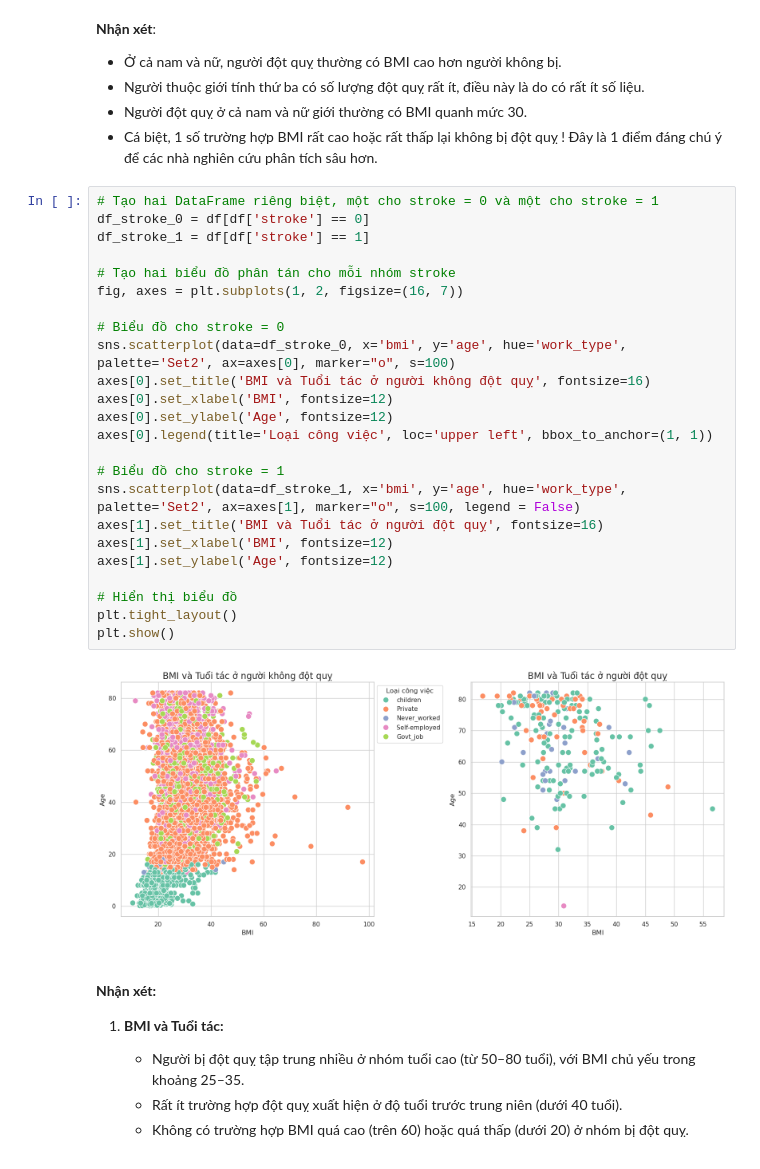
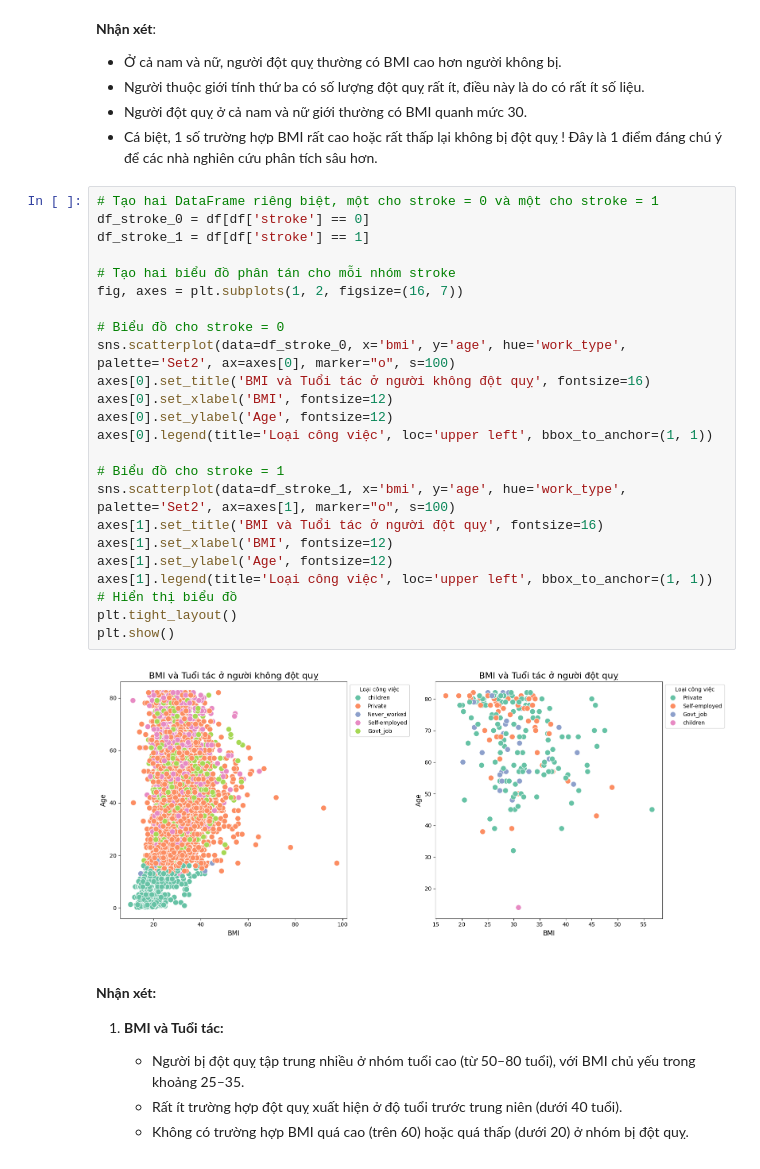
Before and after one commit to Ddyln/Stroke-Prediction-Analysis, a Jupyter notebook: report.ipynb, the cells around one changed output. Drawn from its saved outputs; the diff is of its cells as text.

```diff
--- a/report.ipynb
+++ b/report.ipynb
@@ -1771,29 +1770,29 @@ plt.show()
 # %%
 # Tạo hai DataFrame riêng biệt, một cho stroke = 0 và một cho stroke = 1
 df_stroke_0 = df[df['stroke'] == 0]
 df_stroke_1 = df[df['stroke'] == 1]
 
 # Tạo hai biểu đồ phân tán cho mỗi nhóm stroke
 fig, axes = plt.subplots(1, 2, figsize=(16, 7))
 
 # Biểu đồ cho stroke = 0
 sns.scatterplot(data=df_stroke_0, x='bmi', y='age', hue='work_type', palette='Set2', ax=axes[0], marker="o", s=100)
 axes[0].set_title('BMI và Tuổi tác ở người không đột quỵ', fontsize=16)
 axes[0].set_xlabel('BMI', fontsize=12)
 axes[0].set_ylabel('Age', fontsize=12)
 axes[0].legend(title='Loại công việc', loc='upper left', bbox_to_anchor=(1, 1))
 
 # Biểu đồ cho stroke = 1
-sns.scatterplot(data=df_stroke_1, x='bmi', y='age', hue='work_type', palette='Set2', ax=axes[1], marker="o", s=100, legend = False)
+sns.scatterplot(data=df_stroke_1, x='bmi', y='age', hue='work_type', palette='Set2', ax=axes[1], marker="o", s=100)
 axes[1].set_title('BMI và Tuổi tác ở người đột quỵ', fontsize=16)
 axes[1].set_xlabel('BMI', fontsize=12)
 axes[1].set_ylabel('Age', fontsize=12)
-
+axes[1].legend(title='Loại công việc', loc='upper left', bbox_to_anchor=(1, 1))
 # Hiển thị biểu đồ
 plt.tight_layout()
 plt.show()
 # %% [output]
-[figure, old version]
+[figure, new version]
 # %% [markdown]
 #### **Nhận xét:**
 1. **BMI và Tuổi tác:**
```
Also changed, not shown: parts of 3 cells of this notebook.
